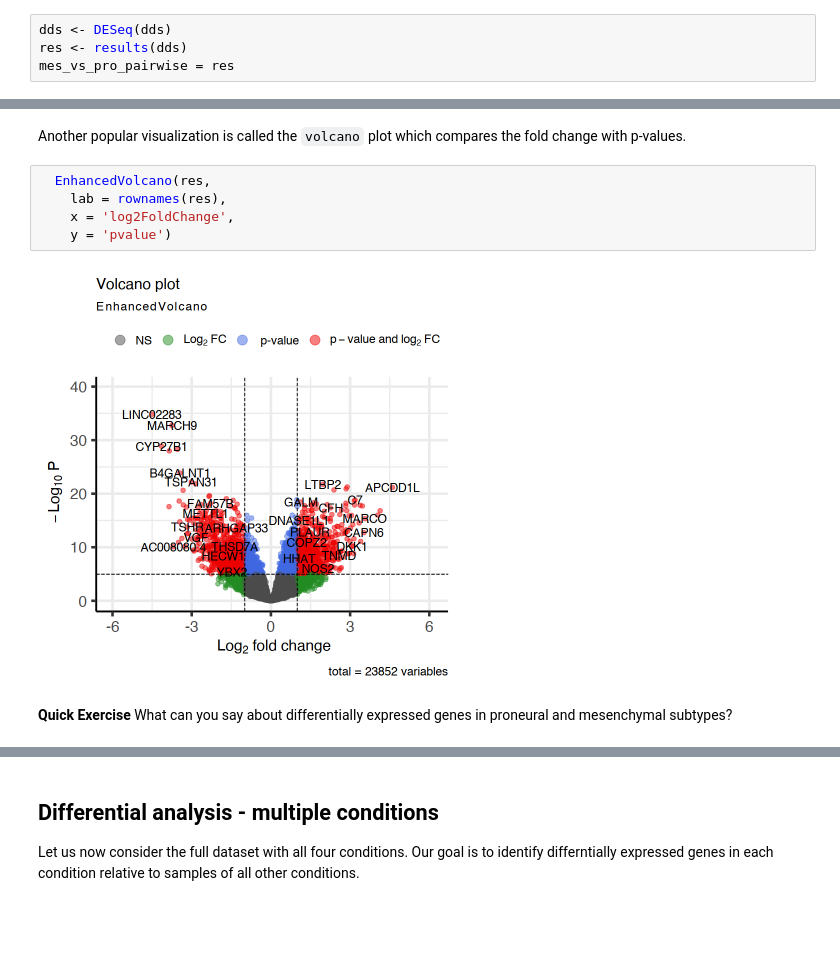
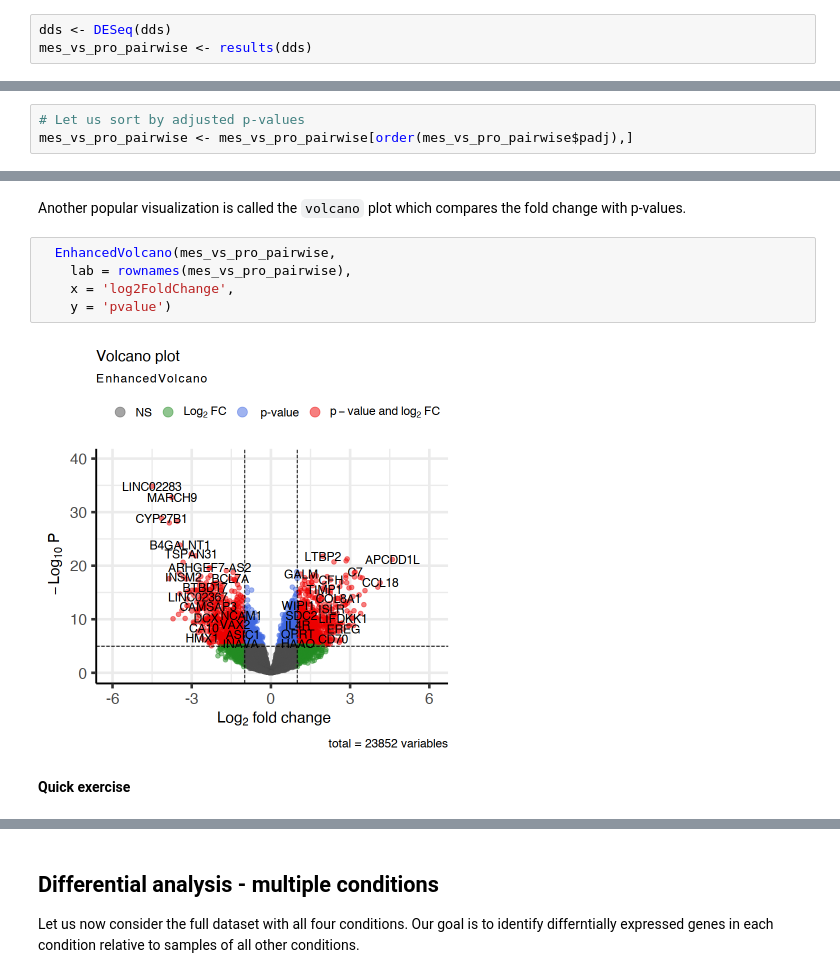
Before and after one commit to FredHutch/tfcb_2022, a Jupyter notebook: lectures/lecture17/Lecture17.ipynb, the cells around one changed output, grey strips where cells are left out. Cells and saved outputs as stored; diff of their text form; blank space fills up the shorter version.

```diff
--- a/lectures/lecture17/Lecture17.ipynb
+++ b/lectures/lecture17/Lecture17.ipynb
@@ -329,8 +348,7 @@ colData names(4): barcode sample tissue_type Subtype
 Perform differential analysis.
 # %%
 dds <- DESeq(dds)
-res <- results(dds)
-mes_vs_pro_pairwise = res
+mes_vs_pro_pairwise <- results(dds)
 # %% [output]
 estimating size factors
 
@@ -390,0 +391,3 @@ PRDX6   10350.023       0.980261  0.108230   9.05722 1.33814e-19 1.77318e-16
+# %%
+# Let us sort by adjusted p-values
+mes_vs_pro_pairwise <- mes_vs_pro_pairwise[order(mes_vs_pro_pairwise$padj),]
@@ -397,12 +433,11 @@ plotMA(res, ylim=c(-2.5, 2.5),)
 # %% [markdown]
 Another popular visualization is called the `volcano` plot which compares the fold change with p-values.
 # %%
-  EnhancedVolcano(res,
-    lab = rownames(res),
+  EnhancedVolcano(mes_vs_pro_pairwise,
+    lab = rownames(mes_vs_pro_pairwise),
     x = 'log2FoldChange',
     y = 'pvalue')
 # %% [output]
-[figure, old version]
+[figure, new version]
-# %% [markdown]
-<b> Quick Exercise </b></br>
-What can you say about differentially expressed genes in proneural and mesenchymal subtypes?
+# %% [markdown]
+<b> Quick exercise </b></br>
```
Also changed, not shown: parts of 88 cells of this notebook, 1 other file.
